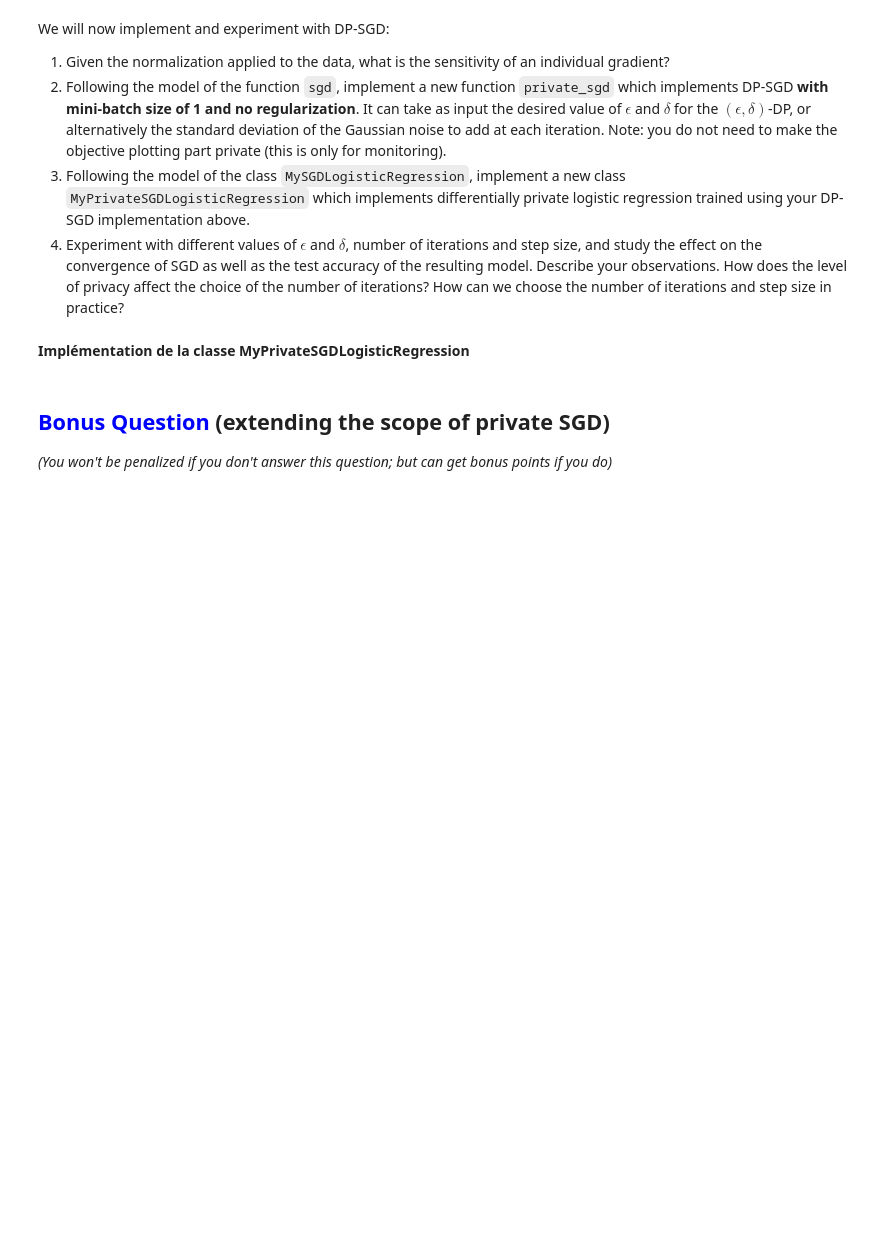
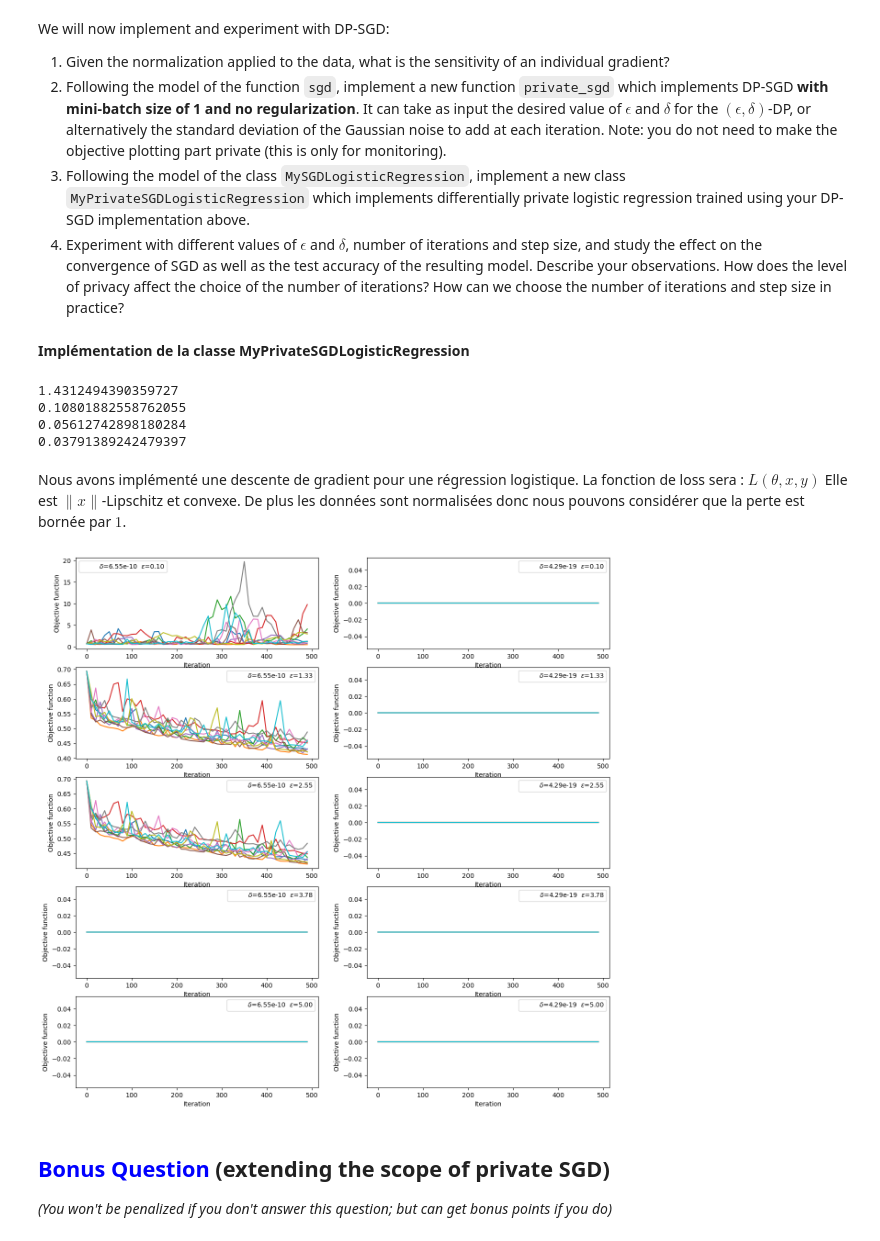
Before and after one commit to VictorCilleros/ML, a Jupyter notebook: Privacy/PPML.ipynb, the cells around one changed output. Drawn from its saved outputs; the diff is of its cells as text; code cells hidden in the pictures; blank space fills up the shorter version.

```diff
--- a/Privacy/PPML.ipynb
+++ b/Privacy/PPML.ipynb
@@ -413,34 +428,41 @@ from src.SGD_private import MyPrivateSGDLogisticRegression,private_sgd
 lamb = 0
 n_iter = 500
 n_batch = 1
-bound = 1
-freq_eval = 10
 gamma = 0.2
 # gamma = lambda t: 1 / np.sqrt(t)
-
-obj_list = np.zeros(( len(eps_list), len(delta_list), n_runs, n_iter//freq_eval ))
-
+l = 1 # borne gradient
 
 eps_list = np.linspace(0.1, 5.0, num=5)
 delta_list = [1. / n_train**2, 1. / n_train**4]
 n_runs = 10
+
+freq_obj_eval = 10
+obj_list = np.zeros(( len(eps_list), len(delta_list), n_runs, n_iter//freq_obj_eval ))
 
 fig = plt.figure()
 ax = fig.add_subplot(1, 1, 1)
 accuracy = np.zeros((len(eps_list), len(delta_list), n_runs))
 for j, delta in enumerate(delta_list):
     for i, eps in enumerate(eps_list):
+        print(16*l*np.sqrt( n_iter* np.log(2/delta)* np.log(2.5*n_iter/(delta*n)) )   / (n*eps))
         for r in range(n_runs):
-            # DONE
-            for r in range(n_runs):
-                mlr = MyPrivateSGDLogisticRegression(gamma, n_iter, eps, delta, bound, lamb, n_batch=n_batch, random_state=r, freq_obj_eval=freq_eval)
-                mlr.fit(X_train, y_train)
-                accuracy[i, j, r] = mlr.score(X_test, y_test)
-                obj_list[i,j,r] = np.array(mlr.obj_list_)
+            mlr = MyPrivateSGDLogisticRegression(gamma, n_iter, eps, delta, l, lamb, n_batch=n_batch, random_state=r, freq_obj_eval=freq_obj_eval)
+            mlr.fit(X_train, y_train)
+            accuracy[i, j, r] = mlr.score(X_test, y_test)
+            obj_list[i,j,r] = np.array(mlr.obj_list_)
+
 
     ax.errorbar(eps_list, accuracy[:, j, :].mean(axis=1), accuracy[:, j, :].std(axis=1),
-                    label='DP-SGD ($\delta$=' + "{:.2e}".format(delta) + ')')
+                label='DP-SGD ($\delta$=' + "{:.2e}".format(delta) + ')')
+
+
 
 plt.xlabel("$\epsilon$")
 plt.ylabel("Accuracy")
 ax.legend()
+plt.show()
+# %% [output]
+1.4312494390359727
+0.10801882558762055
+0.05612742898180284
+0.03791389242479397
@@ -447,3 +506,25 @@ ax.legend()
+# %% [markdown]
+Nous avons implémenté une descente de gradient pour une régression logistique.
+La fonction de loss sera : $L(\theta, x, y)$
+Elle est $∥x∥$-Lipschitz et convexe.
+De plus les données sont normalisées donc nous pouvons considérer que la perte est bornée par $1$.
+# %%
+fig = plt.figure(figsize = (15,15))
+iter_list = np.arange(n_iter//freq_obj_eval) * mlr.freq_obj_eval
+
+for j, delta in enumerate(delta_list):
+    #plt.subplot(len(delta_list),1,j+1)
+    for i, eps in enumerate(eps_list):
+        plt.subplot(len(eps_list),len(delta_list),i*(len(delta_list)) + j+1)
+        for r in range(n_runs):
+            plt.plot(iter_list, obj_list[i,j,r,:])
+        plt.plot([],[],' ', label = "$\delta$=" + "{:.2e}".format(delta) + "  $\epsilon$=" + "{:.2f}".format(eps))
+        plt.xlabel("Iteration")
+        plt.ylabel("Objective function")
+        plt.legend()
+plt.show()
+# %% [output]
+[figure, added]
 # %% [markdown]
 ## <font color='blue'>Bonus Question</font> (extending the scope of private SGD)
 *(You won't be penalized if you don't answer this question; but can get bonus points if you do)*
```
Also changed, not shown: parts of 11 cells of this notebook, 1 other file.
